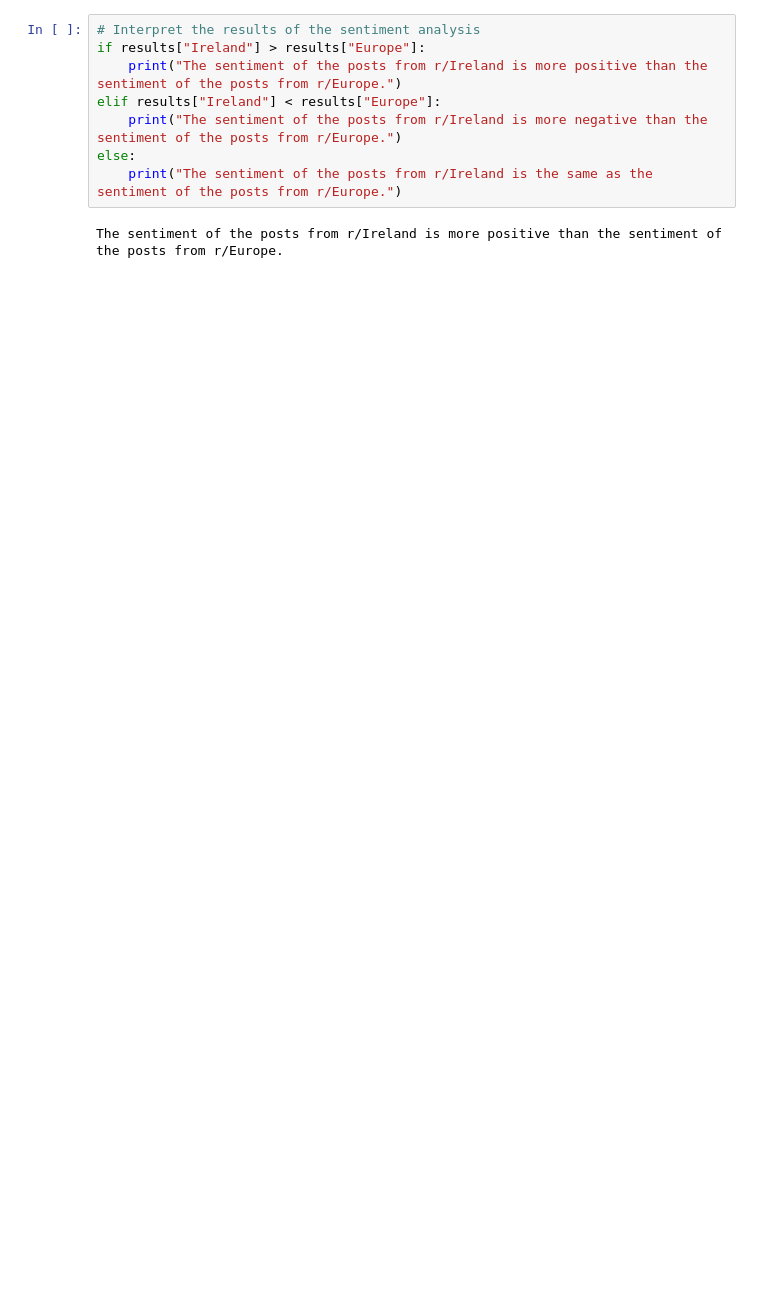
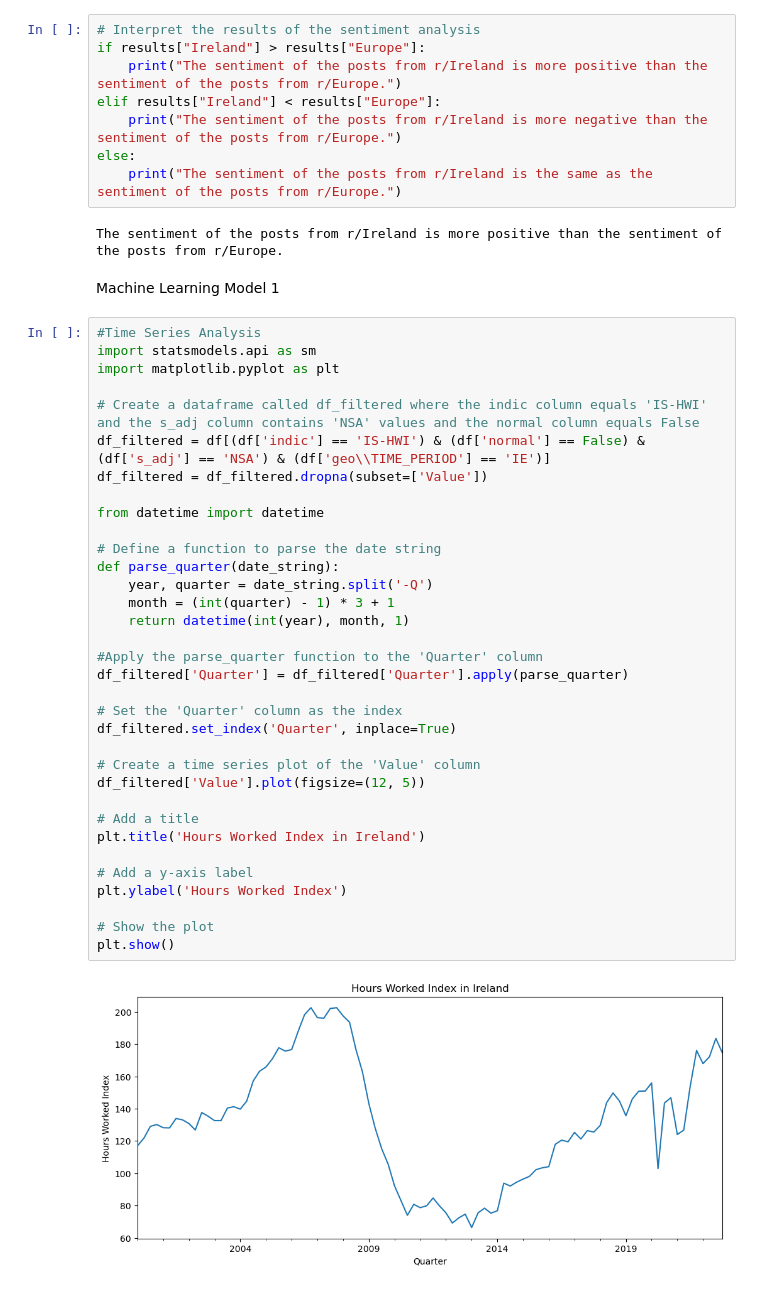
Before and after one commit to paulr28/MSc_DA_CA2, a Jupyter notebook: Explortation_1.ipynb, the cells around one changed output. Drawn from its saved outputs; the diff is of its cells as text; blank space fills up the shorter version.

Commit message:
Added a Time Series Analysis of the data set

```diff
--- a/Explortation_1.ipynb
+++ b/Explortation_1.ipynb
@@ -473,3 +473,41 @@ else:
     print("The sentiment of the posts from r/Ireland is the same as the sentiment of the posts from r/Europe.")
 # %% [output]
 The sentiment of the posts from r/Ireland is more positive than the sentiment of the posts from r/Europe.
+# %% [markdown]
+Machine Learning Model 1
+# %%
+#Time Series Analysis
+import statsmodels.api as sm
+import matplotlib.pyplot as plt
+
+# Create a dataframe called df_filtered where the indic column equals 'IS-HWI' and the s_adj column contains 'NSA' values and the normal column equals False
+df_filtered = df[(df['indic'] == 'IS-HWI') & (df['normal'] == False) & (df['s_adj'] == 'NSA') & (df['geo\\TIME_PERIOD'] == 'IE')]
+df_filtered = df_filtered.dropna(subset=['Value'])
+
+from datetime import datetime
+
+# Define a function to parse the date string
+def parse_quarter(date_string):
+    year, quarter = date_string.split('-Q')
+    month = (int(quarter) - 1) * 3 + 1
+    return datetime(int(year), month, 1)
+
+#Apply the parse_quarter function to the 'Quarter' column
+df_filtered['Quarter'] = df_filtered['Quarter'].apply(parse_quarter)
+
+# Set the 'Quarter' column as the index
+df_filtered.set_index('Quarter', inplace=True)
+
+# Create a time series plot of the 'Value' column
+df_filtered['Value'].plot(figsize=(12, 5))
+
+# Add a title
+plt.title('Hours Worked Index in Ireland')
+
+# Add a y-axis label
+plt.ylabel('Hours Worked Index')
+
+# Show the plot
+plt.show()
+# %% [output]
+[figure, added]
```
Also changed, not shown: parts of 8 cells of this notebook.
